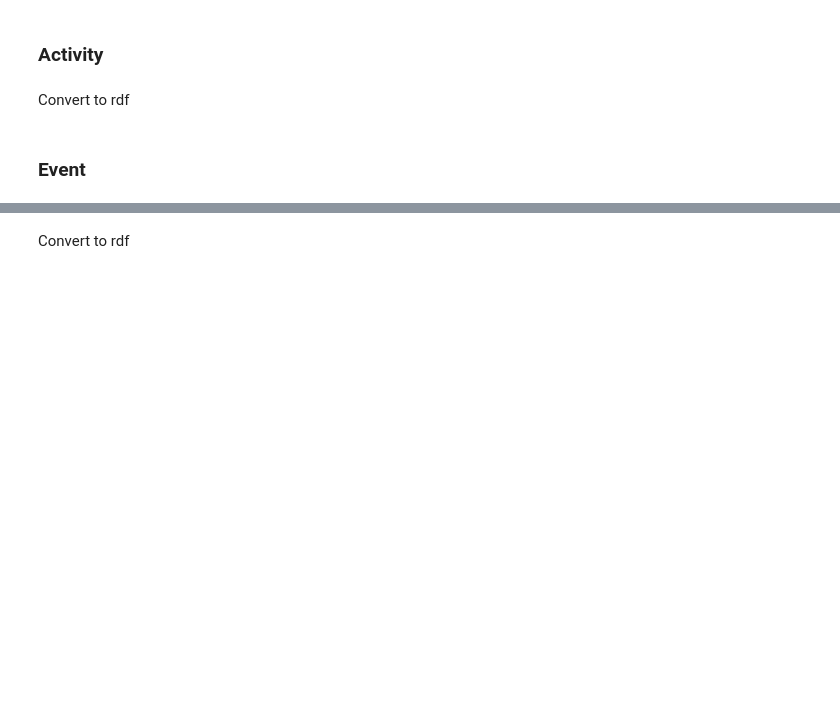
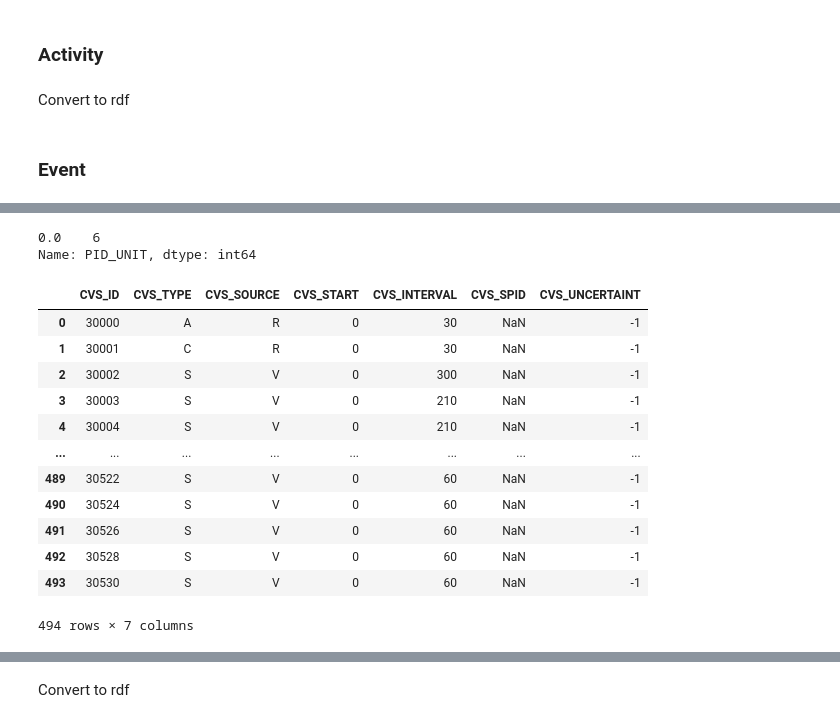
Before and after one commit to PaulDrm/DISCOSQA, a Jupyter notebook: graphdb_kg_generation/read_scos_data.ipynb, the cells around one changed output, grey strips where cells are left out. Cells and saved outputs as stored; diff of their text form; code cells hidden in the pictures; blank space fills up the shorter version.

```diff
--- a/graphdb_kg_generation/read_scos_data.ipynb
+++ b/graphdb_kg_generation/read_scos_data.ipynb
@@ -193,0 +248,24 @@ data_event_gaia
+# %%
+data_event_gaia.PID_UNIT.value_counts()
+# %% [output]
+0.0    6
+Name: PID_UNIT, dtype: int64
+# %%
+colnames_cvs = ['CVS_ID','CVS_TYPE','CVS_SOURCE','CVS_START','CVS_INTERVAL','CVS_SPID', 'CVS_UNCERTAINT']
+fname_gaia = fpath + '/gaia/s2k_mib/cvs.dat'
+verification_1 = pd.read_csv(fname_gaia, sep='\t', names=colnames_cvs, index_col=False)
+verification_1
+# %% [output]
+|  | CVS_ID | CVS_TYPE | CVS_SOURCE | CVS_START | CVS_INTERVAL | CVS_SPID | CVS_UNCERTAINT |
+| 0 | 30000 | A | R | 0 | 30 | NaN | -1 |
+| 1 | 30001 | C | R | 0 | 30 | NaN | -1 |
+| 2 | 30002 | S | V | 0 | 300 | NaN | -1 |
+| 3 | 30003 | S | V | 0 | 210 | NaN | -1 |
+| 4 | 30004 | S | V | 0 | 210 | NaN | -1 |
+| ... | ... | ... | ... | ... | ... | ... | ... |
+| 489 | 30522 | S | V | 0 | 60 | NaN | -1 |
+| 490 | 30524 | S | V | 0 | 60 | NaN | -1 |
+| 491 | 30526 | S | V | 0 | 60 | NaN | -1 |
+| 492 | 30528 | S | V | 0 | 60 | NaN | -1 |
+| 493 | 30530 | S | V | 0 | 60 | NaN | -1 |
+494 rows × 7 columns
```
Also changed, not shown: parts of 28 cells of this notebook, 6 other files.
